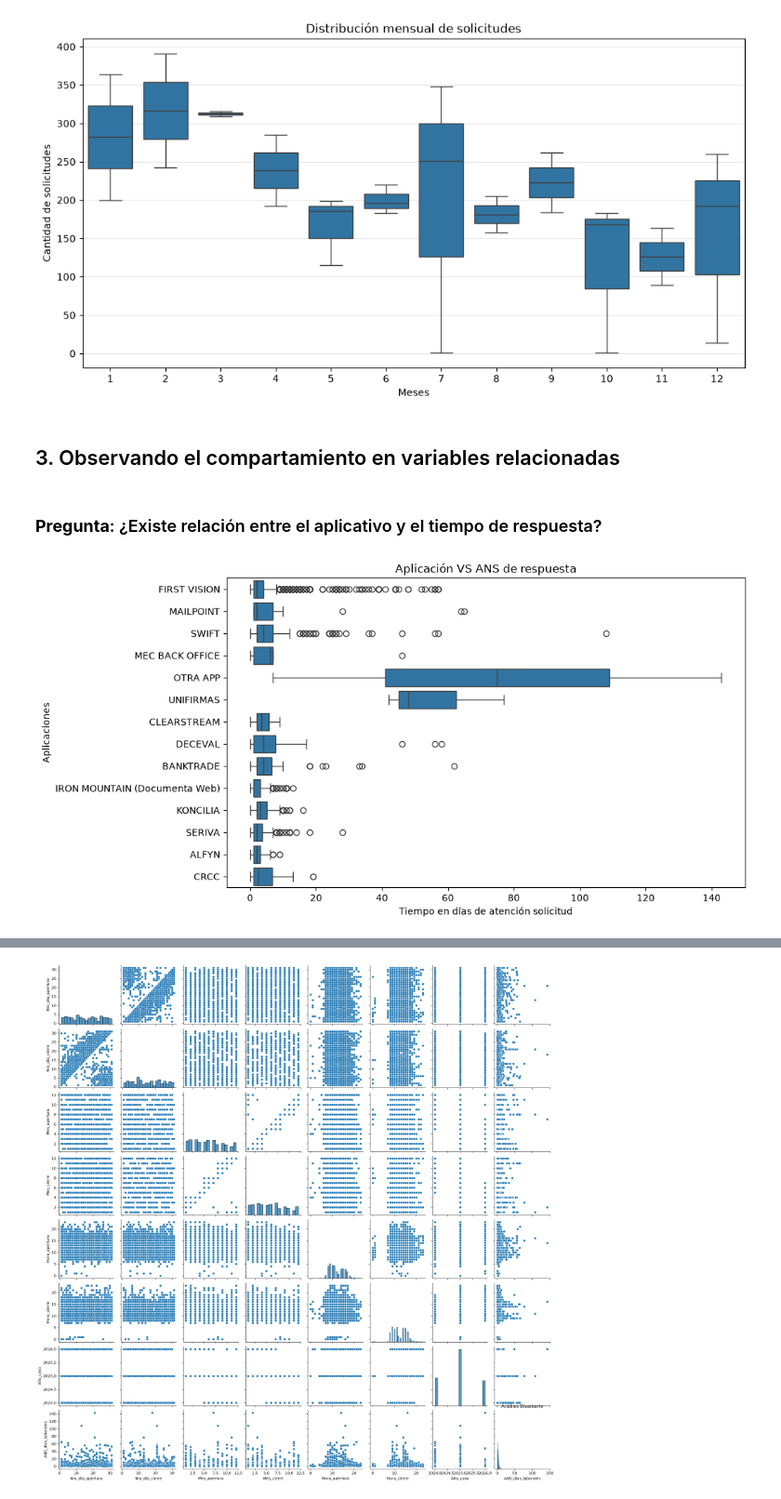
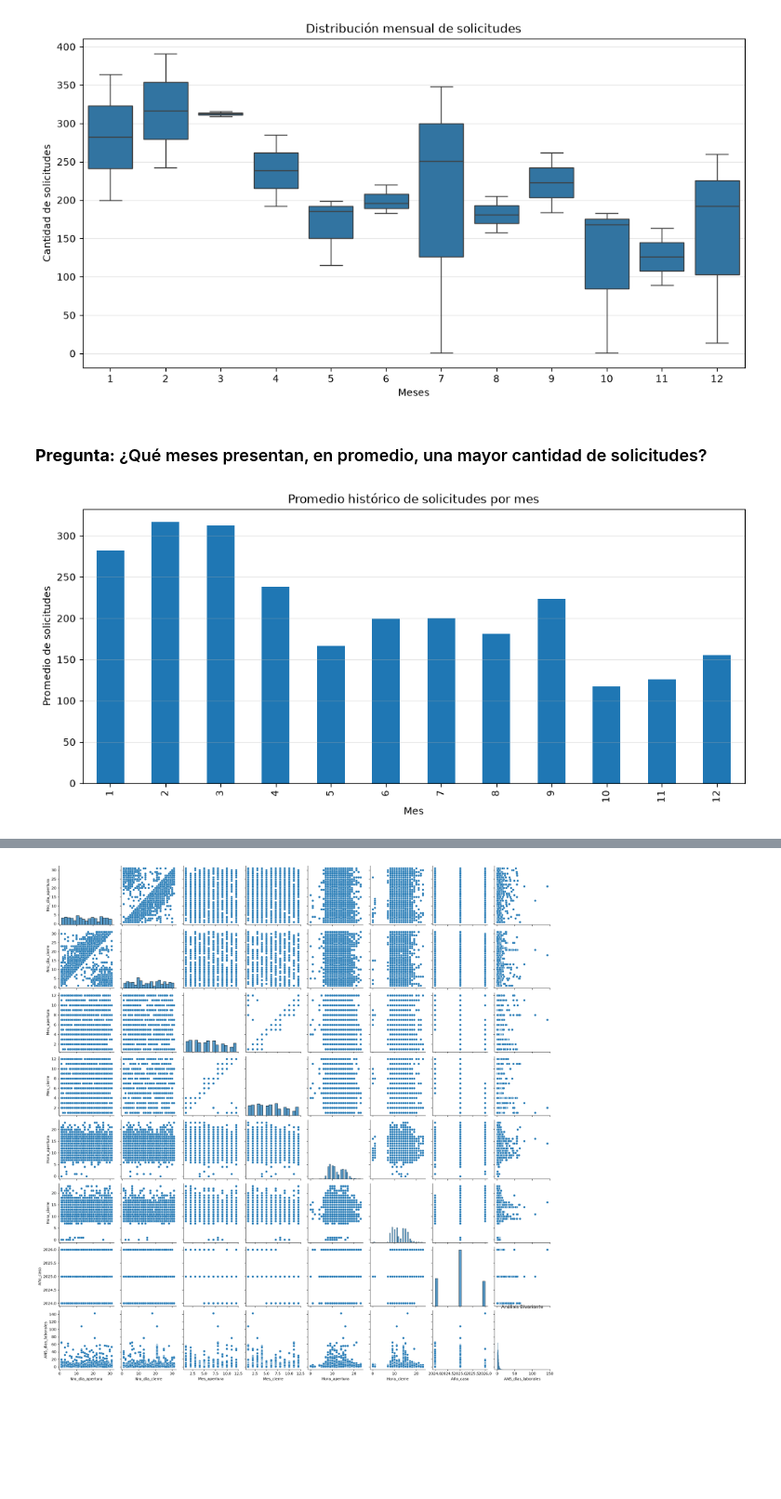
Before and after one commit to DiazJSC/AccesClean_proyecto, a Jupyter notebook: src/03_EDA.ipynb, the cells around one changed output, grey strips where cells are left out. Shown at 93% size. Cells and saved outputs as stored; diff of their text form; code cells hidden in the pictures; blank space fills up the shorter version.

```diff
--- a/src/03_EDA.ipynb
+++ b/src/03_EDA.ipynb
@@ -349,16 +350,17 @@ plt.grid(axis="y", alpha=0.3)
 plt.show()
 # %% [output]
 [figure]
-# %% [markdown]
-## 3. Observando el compartamiento en variables relacionadas
-# %% [markdown]
-### **Pregunta**: ¿Existe relación entre el aplicativo y el tiempo de respuesta?
-# %%
-plt.figure(figsize=(10,6))
-sns.boxplot(data=df, x="ANS_dias_laborales", y="Aplicacion")
-plt.title("Aplicación VS ANS de respuesta")
-plt.xlabel("Tiempo en días de atención solicitud")
-plt.ylabel("Aplicaciones")
-plt.show()
-# %% [output]
-[figure, removed]
+# %% [markdown]
+### **Pregunta:** ¿Qué meses presentan, en promedio, una mayor cantidad de solicitudes?
+# %%
+promedio_mes = (solicitudes_mes.groupby("Mes_apertura")["Solicitudes"].mean().reindex(orden))
+
+plt.figure(figsize=(12,5))
+promedio_mes.plot(kind="bar")
+plt.title("Promedio histórico de solicitudes por mes")
+plt.xlabel("Mes")
+plt.ylabel("Promedio de solicitudes")
+plt.grid(axis="y", alpha=0.3)
+plt.show()
+# %% [output]
+[figure, added]
```
Also changed, not shown: parts of 21 cells of this notebook.
